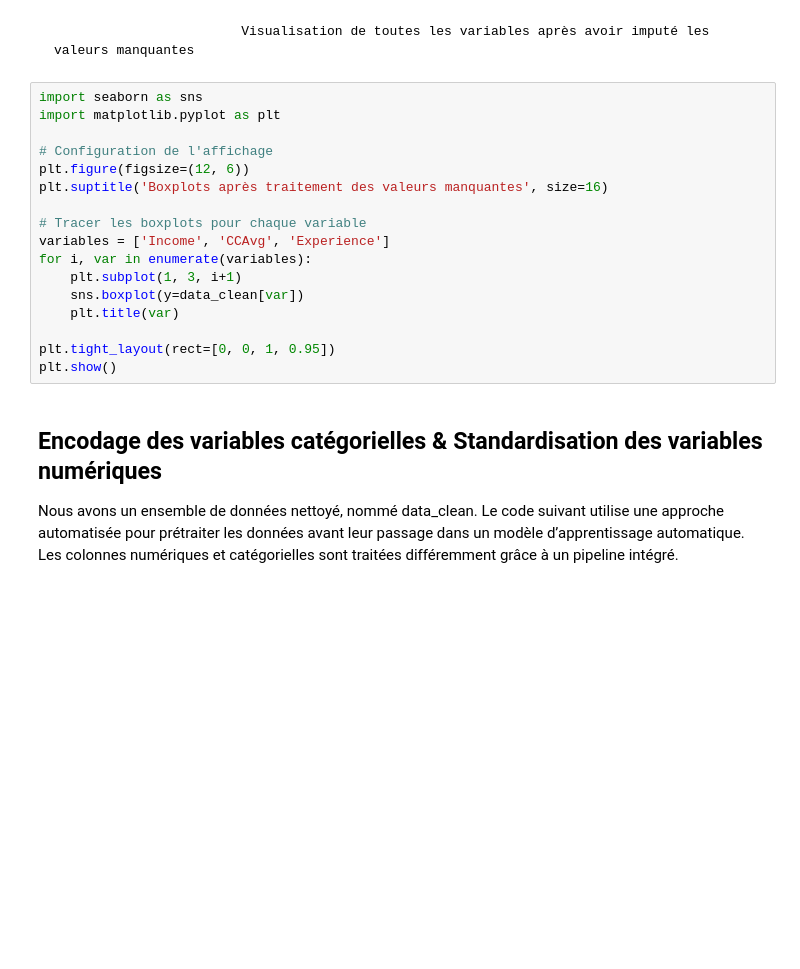
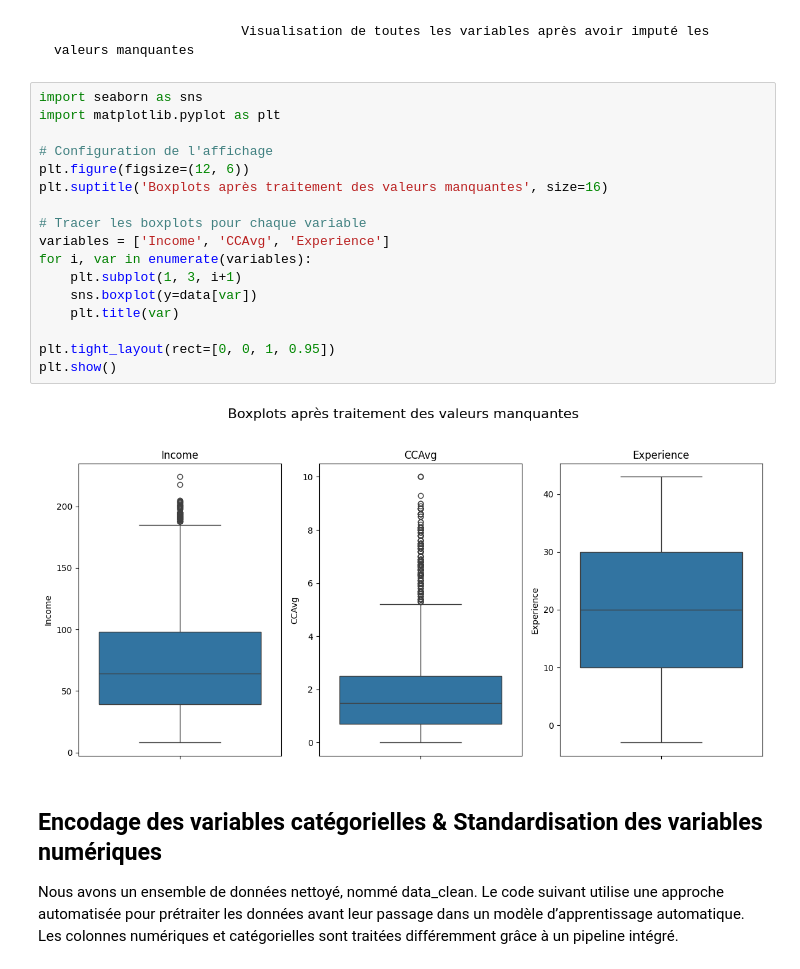
Before and after one commit to Thierry-NGNATCHEU/credit-prediction, a Jupyter notebook: Classification.ipynb, the cells around one changed output. Cells and saved outputs as stored; diff of their text form; blank space fills up the shorter version.

```diff
--- a/Classification.ipynb
+++ b/Classification.ipynb
@@ -327,20 +177,22 @@ dtype: int64
 # %%
 import seaborn as sns
 import matplotlib.pyplot as plt
 
 # Configuration de l'affichage
 plt.figure(figsize=(12, 6))
 plt.suptitle('Boxplots après traitement des valeurs manquantes', size=16)
 
 # Tracer les boxplots pour chaque variable
 variables = ['Income', 'CCAvg', 'Experience']
 for i, var in enumerate(variables):
     plt.subplot(1, 3, i+1)
-    sns.boxplot(y=data_clean[var])
+    sns.boxplot(y=data[var])
     plt.title(var)
 
 plt.tight_layout(rect=[0, 0, 1, 0.95])
 plt.show()
+# %% [output]
+[figure, added]
 # %% [markdown]
 ## Encodage des variables catégorielles & Standardisation des variables numériques
 
```
Also changed, not shown: parts of 16 cells of this notebook, 4 other files.
